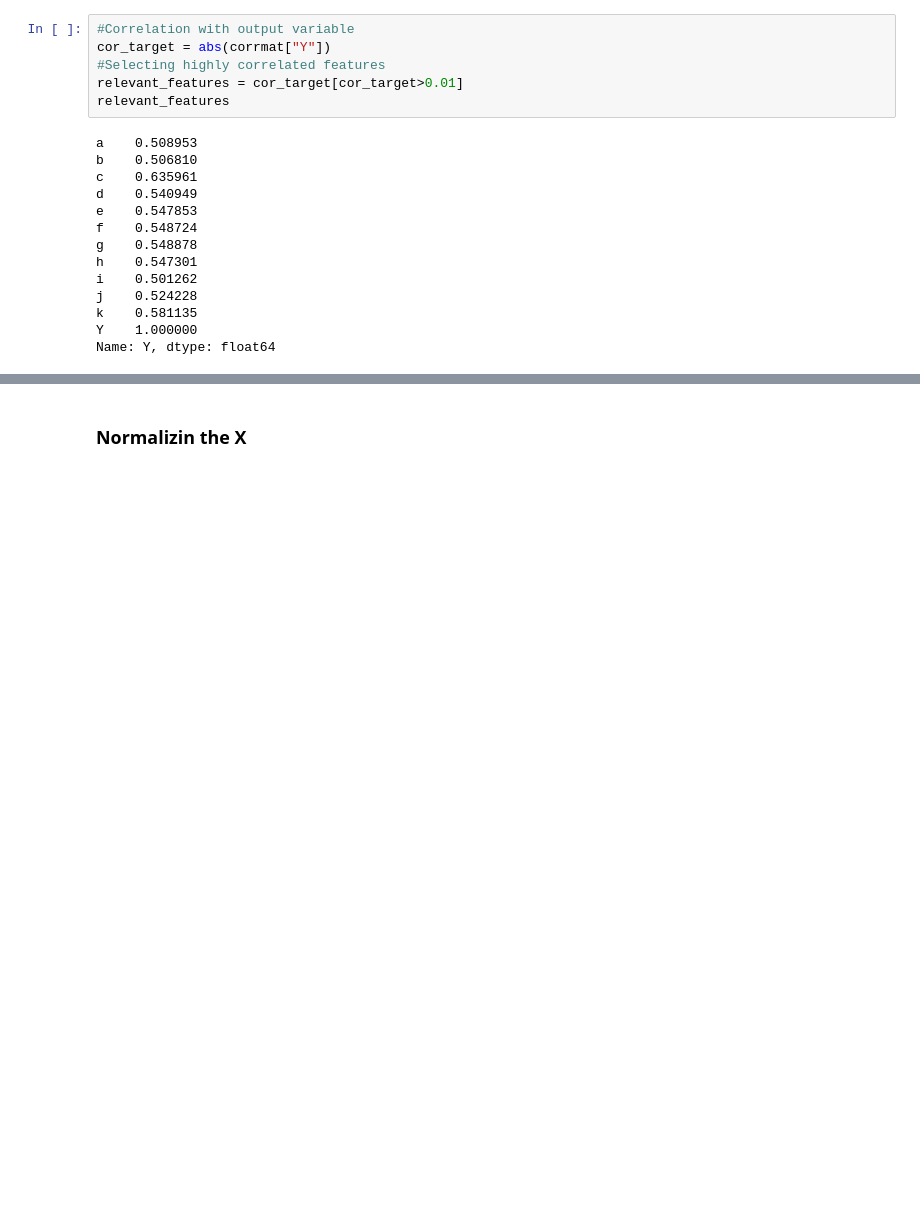
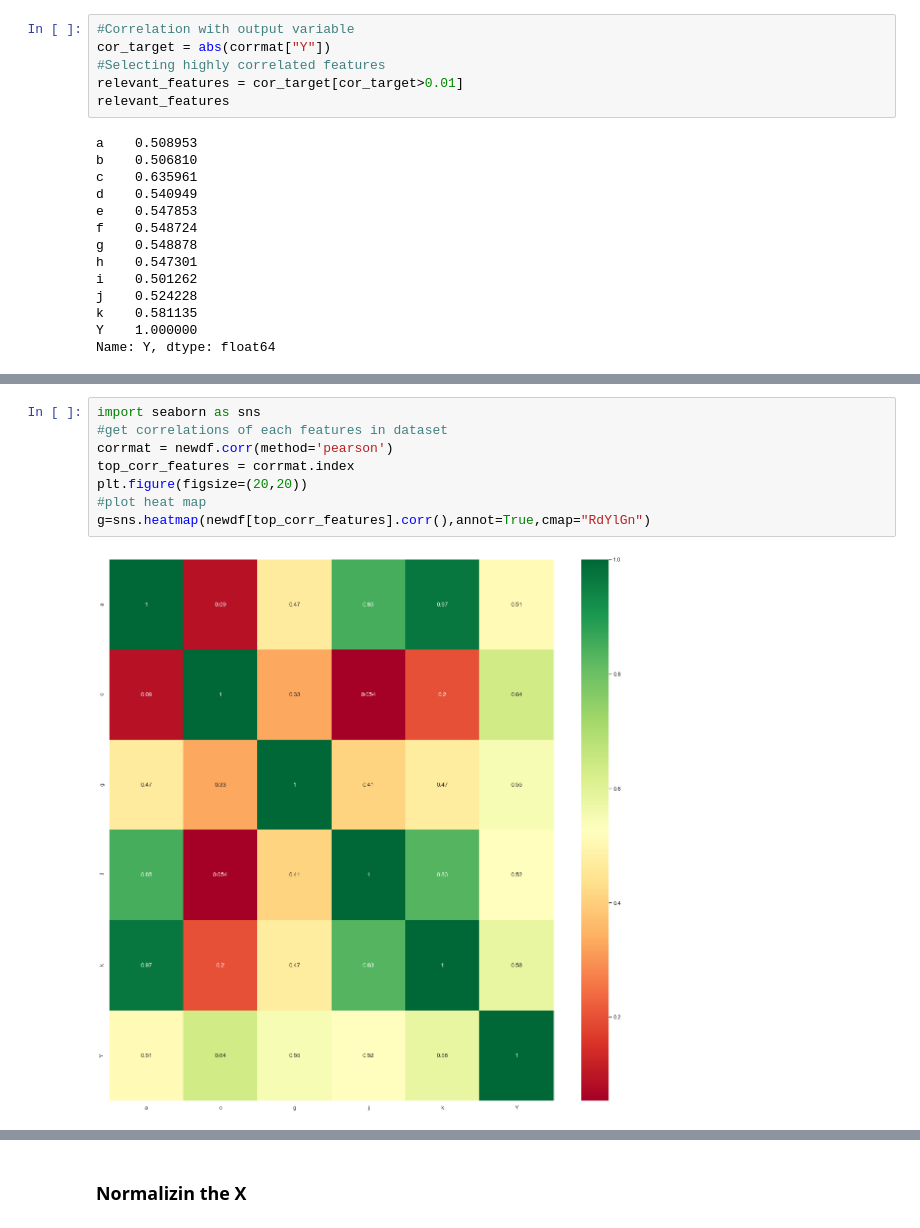
Before and after one commit to rickystanley76/steamflow-new-data, a Jupyter notebook: EDA_algoTesting.ipynb, the cells around one changed output, grey strips where cells are left out. Saved outputs shown, nothing was run; the diff lists cells and outputs as text; blank space fills up the shorter version.

```diff
--- a/EDA_algoTesting.ipynb
+++ b/EDA_algoTesting.ipynb
@@ -152,0 +169,10 @@ Name: Y, dtype: float64
+# %%
+import seaborn as sns
+#get correlations of each features in dataset
+corrmat = newdf.corr(method='pearson')
+top_corr_features = corrmat.index
+plt.figure(figsize=(20,20))
+#plot heat map
+g=sns.heatmap(newdf[top_corr_features].corr(),annot=True,cmap="RdYlGn")
+# %% [output]
+[figure, added]
```
Also changed, not shown: parts of 24 cells of this notebook, 4 other files.
